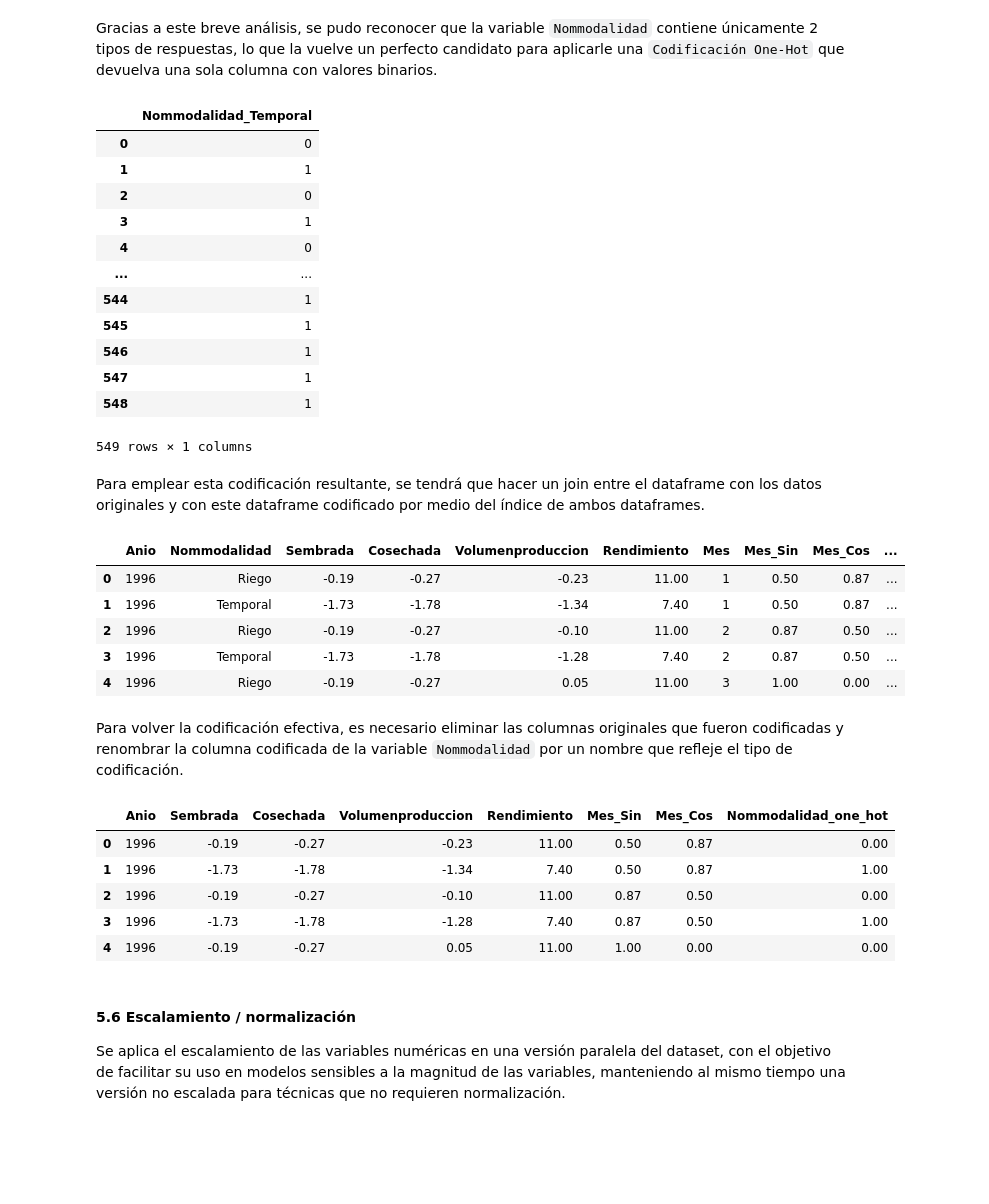
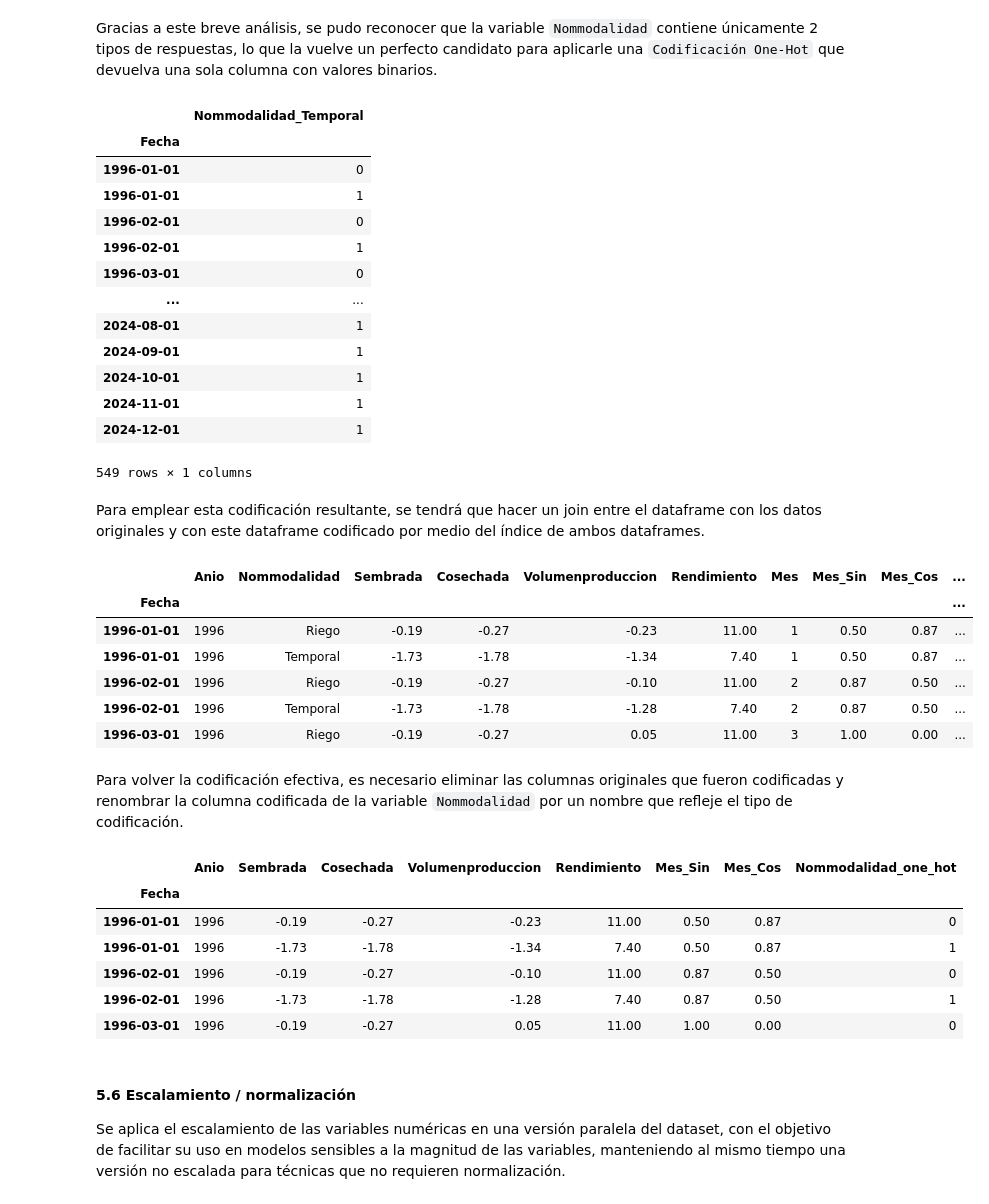
Before and after one commit to juan-pablo-lopez/tc5035-ene26-equipo29, a Jupyter notebook: Avance2.Equipo29.ipynb, the cells around one changed output. Saved outputs shown, nothing was run; the diff lists cells and outputs as text; code cells hidden in the pictures; blank space fills up the shorter version.

```diff
--- a/Avance2.Equipo29.ipynb
+++ b/Avance2.Equipo29.ipynb
@@ -690,3 +695,7 @@ memory usage: 38.2 KB
+# %%
+# Recuperación de Fecha
+df_fe["Fecha"] = pd.to_datetime(df_fe["Fecha"])
+df_fe = df_fe.set_index(["Fecha"])
 # %% [markdown]
 Tras la depuración, el conjunto de datos conserva únicamente variables productivas, temporales y categóricas directamente relacionadas con la dinámica de la oferta, reduciendo el riesgo de fuga de información y mejorando la interpretabilidad y robustez de los modelos a implementar.
 
@@ -817,35 +827,37 @@ Gracias a este breve análisis, se pudo reconocer que la variable `Nommodalidad`
 # Se realizará una codificación One-Hot
 hot_encoder = OneHotEncoder(drop = 'first', sparse_output = False, dtype = np.int64)
 hot_encoded = hot_encoder.fit_transform(df_fe[['Nommodalidad']])
-hot_encoded_df = pd.DataFrame(hot_encoded, columns = hot_encoder.get_feature_names_out())
+hot_encoded_df = pd.DataFrame(hot_encoded, columns = hot_encoder.get_feature_names_out(), index=df_fe.index)
 hot_encoded_df
 # %% [output]
 |  | Nommodalidad_Temporal |
-| 0 | 0 |
-| 1 | 1 |
-| 2 | 0 |
-| 3 | 1 |
-| 4 | 0 |
+| Fecha |  |
+| 1996-01-01 | 0 |
+| 1996-01-01 | 1 |
+| 1996-02-01 | 0 |
+| 1996-02-01 | 1 |
+| 1996-03-01 | 0 |
 | ... | ... |
-| 544 | 1 |
-| 545 | 1 |
-| 546 | 1 |
-| 547 | 1 |
-| 548 | 1 |
+| 2024-08-01 | 1 |
+| 2024-09-01 | 1 |
+| 2024-10-01 | 1 |
+| 2024-11-01 | 1 |
+| 2024-12-01 | 1 |
 549 rows × 1 columns
 # %% [markdown]
 Para emplear esta codificación resultante, se tendrá que hacer un join entre el dataframe con los datos originales y con este dataframe codificado por medio del índice de ambos dataframes.
 # %%
 # Juntar columna codificada con dataset original
-df_fe = df_fe.join(hot_encoded_df)
+df_fe = pd.concat([df_fe, hot_encoded_df], axis=1)
 df_fe.head()
 # %% [output]
 |  | Anio | Nommodalidad | Sembrada | Cosechada | Volumenproduccion | Rendimiento | Mes | Mes_Sin | Mes_Cos | ... |
-| 0 | 1996 | Riego | -0.19 | -0.27 | -0.23 | 11.00 | 1 | 0.50 | 0.87 | ... |
-| 1 | 1996 | Temporal | -1.73 | -1.78 | -1.34 | 7.40 | 1 | 0.50 | 0.87 | ... |
-| 2 | 1996 | Riego | -0.19 | -0.27 | -0.10 | 11.00 | 2 | 0.87 | 0.50 | ... |
-| 3 | 1996 | Temporal | -1.73 | -1.78 | -1.28 | 7.40 | 2 | 0.87 | 0.50 | ... |
-| 4 | 1996 | Riego | -0.19 | -0.27 | 0.05 | 11.00 | 3 | 1.00 | 0.00 | ... |
+| Fecha |  |  |  |  |  |  |  |  |  | ... |
+| 1996-01-01 | 1996 | Riego | -0.19 | -0.27 | -0.23 | 11.00 | 1 | 0.50 | 0.87 | ... |
+| 1996-01-01 | 1996 | Temporal | -1.73 | -1.78 | -1.34 | 7.40 | 1 | 0.50 | 0.87 | ... |
+| 1996-02-01 | 1996 | Riego | -0.19 | -0.27 | -0.10 | 11.00 | 2 | 0.87 | 0.50 | ... |
+| 1996-02-01 | 1996 | Temporal | -1.73 | -1.78 | -1.28 | 7.40 | 2 | 0.87 | 0.50 | ... |
+| 1996-03-01 | 1996 | Riego | -0.19 | -0.27 | 0.05 | 11.00 | 3 | 1.00 | 0.00 | ... |
 # %% [markdown]
 Para volver la codificación efectiva, es necesario eliminar las columnas originales que fueron codificadas y renombrar la columna codificada de la variable `Nommodalidad` por un nombre que refleje el tipo de codificación.
 # %%
@@ -855,11 +867,12 @@ df_fe = df_fe.rename(columns={'Nommodalidad_Temporal': 'Nommodalidad_one_hot'})
 df_fe.head()
 # %% [output]
 |  | Anio | Sembrada | Cosechada | Volumenproduccion | Rendimiento | Mes_Sin | Mes_Cos | Nommodalidad_one_hot |
-| 0 | 1996 | -0.19 | -0.27 | -0.23 | 11.00 | 0.50 | 0.87 | 0.00 |
-| 1 | 1996 | -1.73 | -1.78 | -1.34 | 7.40 | 0.50 | 0.87 | 1.00 |
-| 2 | 1996 | -0.19 | -0.27 | -0.10 | 11.00 | 0.87 | 0.50 | 0.00 |
-| 3 | 1996 | -1.73 | -1.78 | -1.28 | 7.40 | 0.87 | 0.50 | 1.00 |
-| 4 | 1996 | -0.19 | -0.27 | 0.05 | 11.00 | 1.00 | 0.00 | 0.00 |
+| Fecha |  |  |  |  |  |  |  |  |
+| 1996-01-01 | 1996 | -0.19 | -0.27 | -0.23 | 11.00 | 0.50 | 0.87 | 0 |
+| 1996-01-01 | 1996 | -1.73 | -1.78 | -1.34 | 7.40 | 0.50 | 0.87 | 1 |
+| 1996-02-01 | 1996 | -0.19 | -0.27 | -0.10 | 11.00 | 0.87 | 0.50 | 0 |
+| 1996-02-01 | 1996 | -1.73 | -1.78 | -1.28 | 7.40 | 0.87 | 0.50 | 1 |
+| 1996-03-01 | 1996 | -0.19 | -0.27 | 0.05 | 11.00 | 1.00 | 0.00 | 0 |
 # %% [markdown]
 #### 5.6 Escalamiento / normalización
 
```
Also changed, not shown: parts of 12 cells of this notebook, 6 other files.
